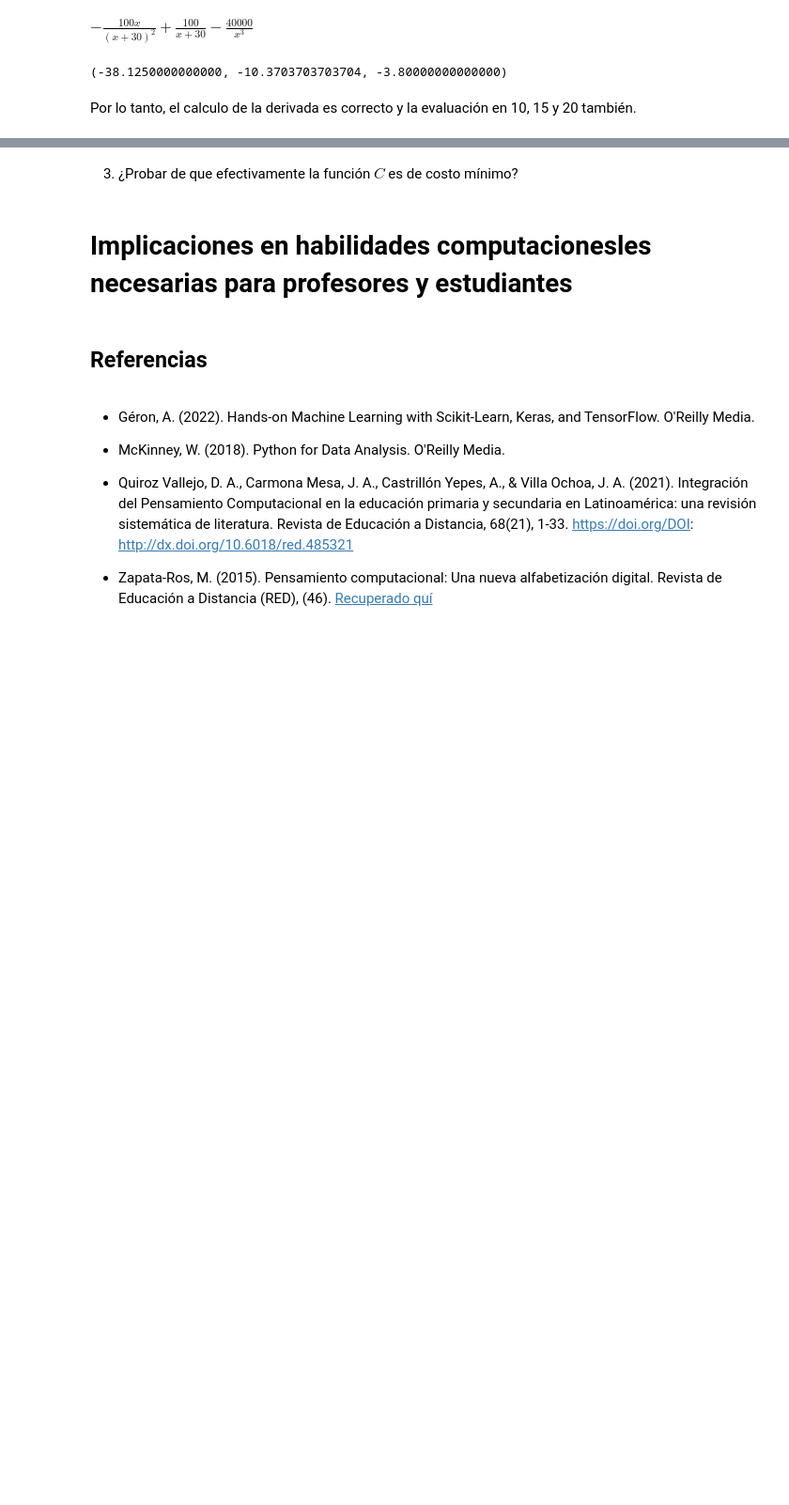
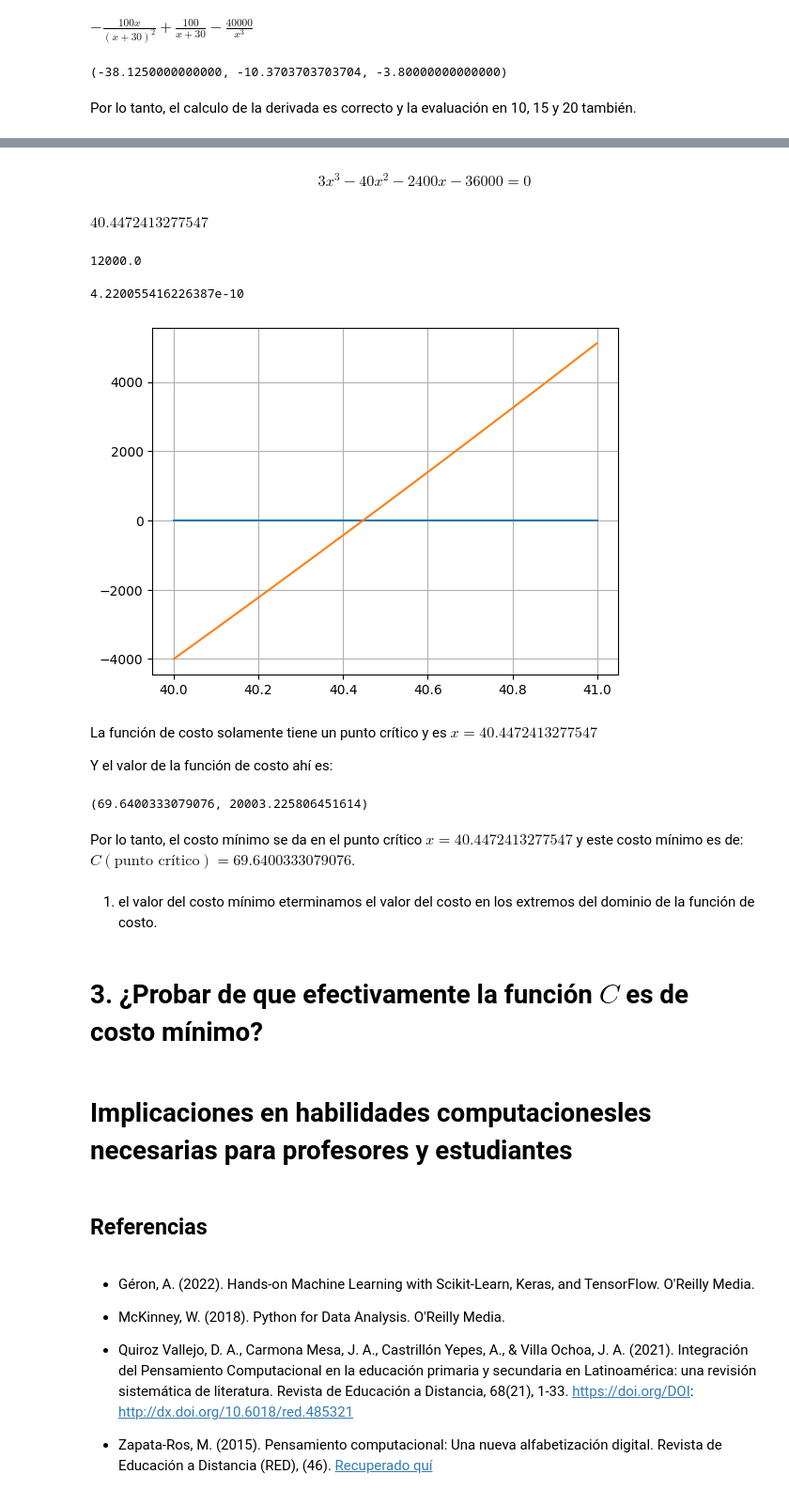
Before and after one commit to marco-canas/desarrollo_pensamiento_computacional, a Jupyter notebook: ponencia_barranquilla.ipynb, the cells around one changed output, grey strips where cells are left out. Shown: that part at 94% size. Cells and saved outputs as stored; diff of their text form; code cells hidden in the pictures; blank space fills up the shorter version.

Commit message:
aproximación de cero de una función de manera gráfica

```diff
--- a/ponencia_barranquilla.ipynb
+++ b/ponencia_barranquilla.ipynb
@@ -117,5 +173,53 @@ Por lo tanto, el calculo de la derivada es correcto y la evaluación en 10, 15 y
+# %% [markdown]
+$$ 3x^{3} - 40x^{2} - 2400x - 36000 = 0 $$
+# %%
+from sympy import *
+x = var('x', real = True)
+solve(Eq(3*x**3 - 40*x**2 - 2400*x - 36000, 0))[2].evalf()
+# %% [output]
+$\displaystyle 40.4472413277547$
+# %%
+36000/3
+# %% [output]
+12000.0
+# %%
+def funcion_polinomica(x):
+    return 3*x**3 - 40*x**2 - 2400*x - 36000
+# %%
+funcion_polinomica(40.4472413277547)
+# %% [output]
+4.220055416226387e-10
+# %%
+import matplotlib.pyplot as plt
+import numpy as np
+x = np.arange(40, 41, 0.001)
+y = funcion_polinomica(x)
+plt.plot([40,41],[0,0])
+plt.plot(x,y)
+plt.grid()
+
+plt.savefig('/home/marco/Documentos/investigacion/desarrollo_pensamiento_computacional/images/cero_funcion_polinomica.jpg')
+
+plt.show()
+# %% [output]
+[figure, added]
+# %% [markdown]
+La función de costo solamente tiene un punto crítico y es $x = 40.4472413277547$
+
+Y el valor de la función de costo ahí es:
+# %%
+Costo.subs(x, 40.4472413277547), C_de_1
+# %% [output]
+(69.6400333079076, 20003.225806451614)
+# %% [markdown]
+Por lo tanto, el costo mínimo se da en el punto crítico $x = 40.4472413277547$ y este costo mínimo es de: $C(\text{punto crítico}) = 69.6400333079076$.
+# %% [markdown]
+
+
+1. el valor del costo mínimo
+eterminamos el valor del costo en los extremos del dominio de la función de costo.
 # %% [markdown]
-3. ¿Probar de que efectivamente la función $C$ es de costo mínimo?
+# 3. ¿Probar de que efectivamente la función $C$ es de costo mínimo?
 # %% [markdown]
 # Implicaciones en habilidades computacionesles necesarias para profesores y estudiantes
 # %% [markdown]
```
Also changed, not shown: parts of 14 cells of this notebook, 1 other file.
